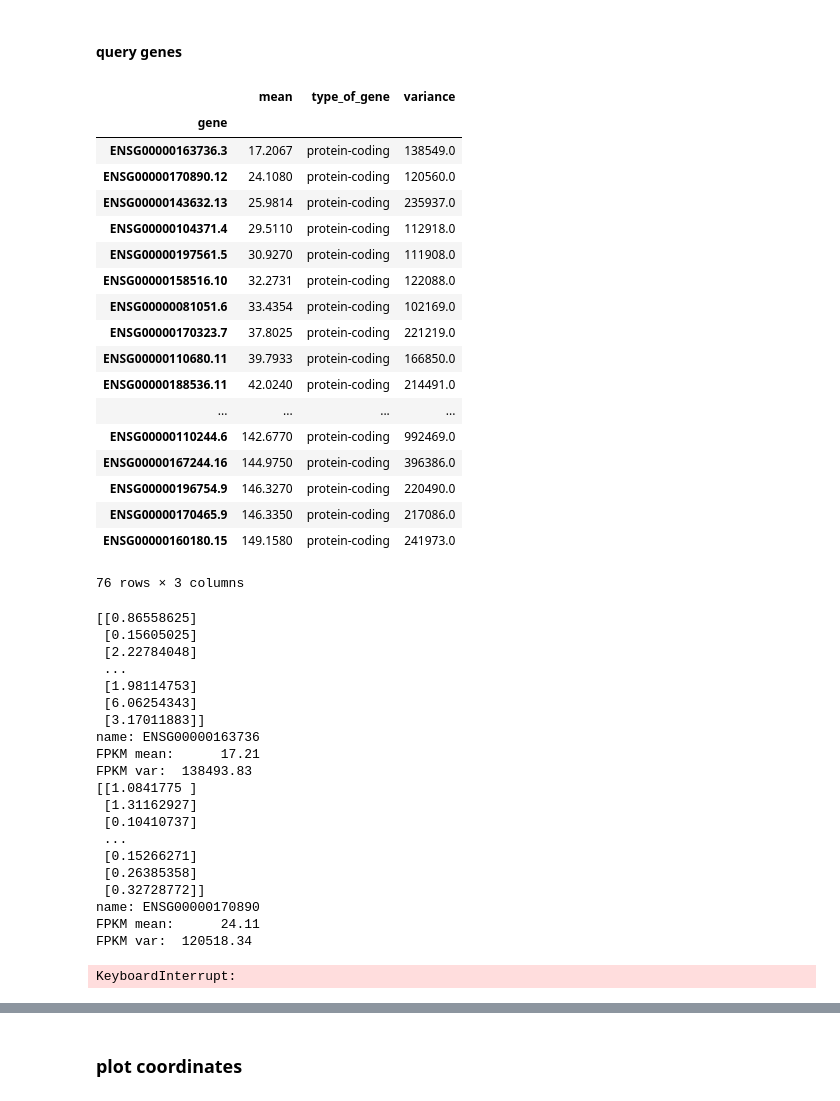
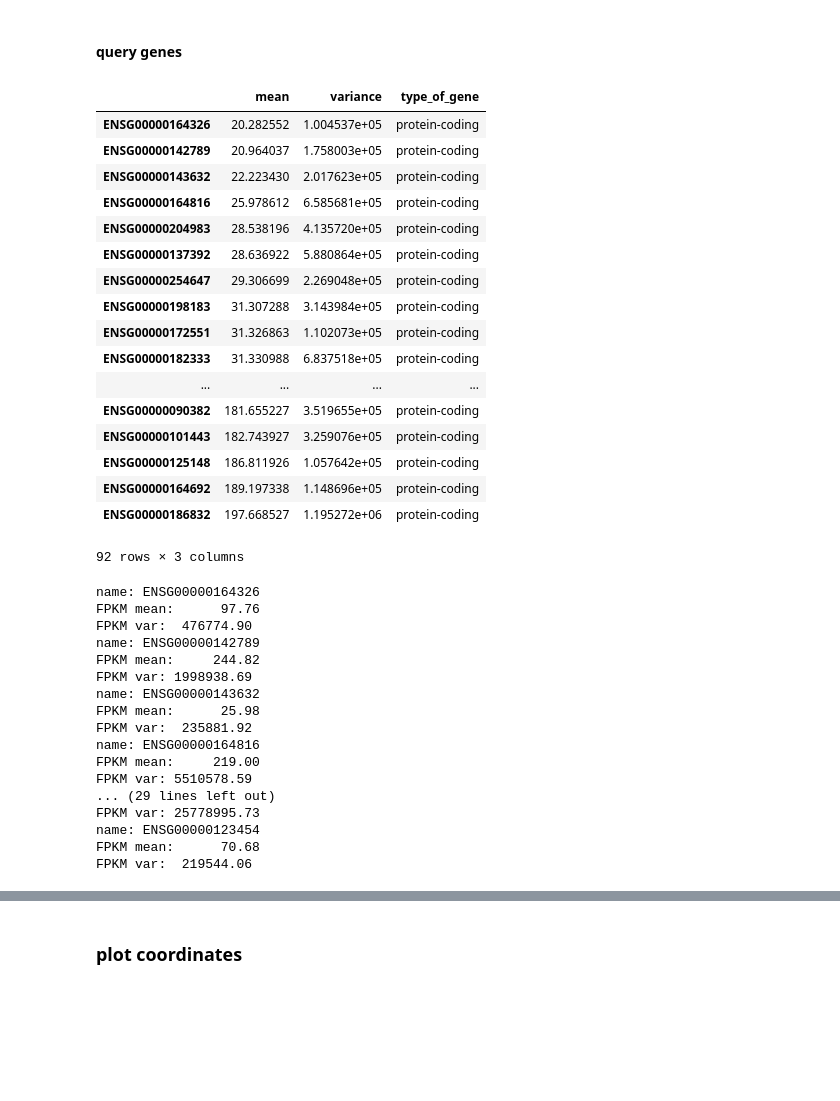
Before and after one commit to fvalle1/master_thesis, a Jupyter notebook: TableAnalyzer.ipynb, the cells around one changed output, grey strips where cells are left out. Saved outputs shown, nothing was run; the diff lists cells and outputs as text; code cells hidden in the pictures; blank space fills up the shorter version.

```diff
--- a/TableAnalyzer.ipynb
+++ b/TableAnalyzer.ipynb
@@ -57,5 +56,6 @@ genes:60483     realizations:5000
 ## Means sigmas
 # %%
 df_mv = pd.read_csv("meanVariances.csv", index_col = [0])
+df_mv = df_mv.loc[df_mv['type_of_gene']=='protein-coding']
 df_mv.head()
 # %% [output]
@@ -164,60 +172,55 @@ FPKM var:       0.89
 # %% [markdown]
 #### query genes
 # %%
-search_mean_max = 150
-search_mean_min = 10
+search_mean_max = 200
+search_mean_min = 20
 search_var_max = 1e12
 search_var_min = 1e5
 pc = True
 if (pc):
     query_result = df_mv.loc[(df_mv['type_of_gene']=='protein-coding')&((df_mv['mean']>(search_mean_min)) & (df_mv['mean']<(search_mean_max))) & ((df_mv['variance']>(search_var_min)) & (df_mv['variance']<(search_var_max)))].sort_values(by='mean')
 else:
     query_result = df_mv.loc[((df_mv['mean']>(search_mean_min)) & (df_mv['mean']<(search_mean_max))) & ((df_mv['variance']>(search_var_min)) & (df_mv['variance']<(search_var_max)))].sort_values(by='mean')
 query_result
 # %% [output]
-|  | mean | type_of_gene | variance |
-| gene |  |  |  |
-| ENSG00000163736.3 | 17.2067 | protein-coding | 138549.0 |
-| ENSG00000170890.12 | 24.1080 | protein-coding | 120560.0 |
-| ENSG00000143632.13 | 25.9814 | protein-coding | 235937.0 |
-| ENSG00000104371.4 | 29.5110 | protein-coding | 112918.0 |
-| ENSG00000197561.5 | 30.9270 | protein-coding | 111908.0 |
-| ENSG00000158516.10 | 32.2731 | protein-coding | 122088.0 |
-| ENSG00000081051.6 | 33.4354 | protein-coding | 102169.0 |
-| ENSG00000170323.7 | 37.8025 | protein-coding | 221219.0 |
-| ENSG00000110680.11 | 39.7933 | protein-coding | 166850.0 |
-| ENSG00000188536.11 | 42.0240 | protein-coding | 214491.0 |
+|  | mean | variance | type_of_gene |
+| ENSG00000164326 | 20.282552 | 1.004537e+05 | protein-coding |
+| ENSG00000142789 | 20.964037 | 1.758003e+05 | protein-coding |
+| ENSG00000143632 | 22.223430 | 2.017623e+05 | protein-coding |
+| ENSG00000164816 | 25.978612 | 6.585681e+05 | protein-coding |
+| ENSG00000204983 | 28.538196 | 4.135720e+05 | protein-coding |
+| ENSG00000137392 | 28.636922 | 5.880864e+05 | protein-coding |
+| ENSG00000254647 | 29.306699 | 2.269048e+05 | protein-coding |
+| ENSG00000198183 | 31.307288 | 3.143984e+05 | protein-coding |
+| ENSG00000172551 | 31.326863 | 1.102073e+05 | protein-coding |
+| ENSG00000182333 | 31.330988 | 6.837518e+05 | protein-coding |
 | ... | ... | ... | ... |
-| ENSG00000110244.6 | 142.6770 | protein-coding | 992469.0 |
-| ENSG00000167244.16 | 144.9750 | protein-coding | 396386.0 |
-| ENSG00000196754.9 | 146.3270 | protein-coding | 220490.0 |
-| ENSG00000170465.9 | 146.3350 | protein-coding | 217086.0 |
-| ENSG00000160180.15 | 149.1580 | protein-coding | 241973.0 |
+| ENSG00000090382 | 181.655227 | 3.519655e+05 | protein-coding |
+| ENSG00000101443 | 182.743927 | 3.259076e+05 | protein-coding |
+| ENSG00000125148 | 186.811926 | 1.057642e+05 | protein-coding |
+| ENSG00000164692 | 189.197338 | 1.148696e+05 | protein-coding |
+| ENSG00000186832 | 197.668527 | 1.195272e+06 | protein-coding |
-76 rows × 3 columns
+92 rows × 3 columns
 # %%
 genesnames = []
-for g in query_result.index.values[:5]:
+for g in query_result.index.values[:15]:
     gene = geneinfo(g[:15], df, nfiles)
     genesnames.append(gene)
 # %% [output]
-[[0.86558625]
- [0.15605025]
- [2.22784048]
- ...
- [1.98114753]
- [6.06254343]
- [3.17011883]]
-name: ENSG00000163736
-FPKM mean:      17.21
-FPKM var:  138493.83
-[[1.0841775 ]
- [1.31162927]
- [0.10410737]
- ...
- [0.15266271]
- [0.26385358]
- [0.32728772]]
-name: ENSG00000170890
-FPKM mean:      24.11
-FPKM var:  120518.34
+name: ENSG00000164326
+FPKM mean:      97.76
+FPKM var:  476774.90
+name: ENSG00000142789
+FPKM mean:     244.82
+FPKM var: 1998938.69
+name: ENSG00000143632
+FPKM mean:      25.98
+FPKM var:  235881.92
+name: ENSG00000164816
+FPKM mean:     219.00
+FPKM var: 5510578.59
+... (29 lines left out)
+FPKM var: 25778995.73
+name: ENSG00000123454
+FPKM mean:      70.68
+FPKM var:  219544.06
-KeyboardInterrupt:
```
Also changed, not shown: parts of 26 cells of this notebook, 7 other files.
